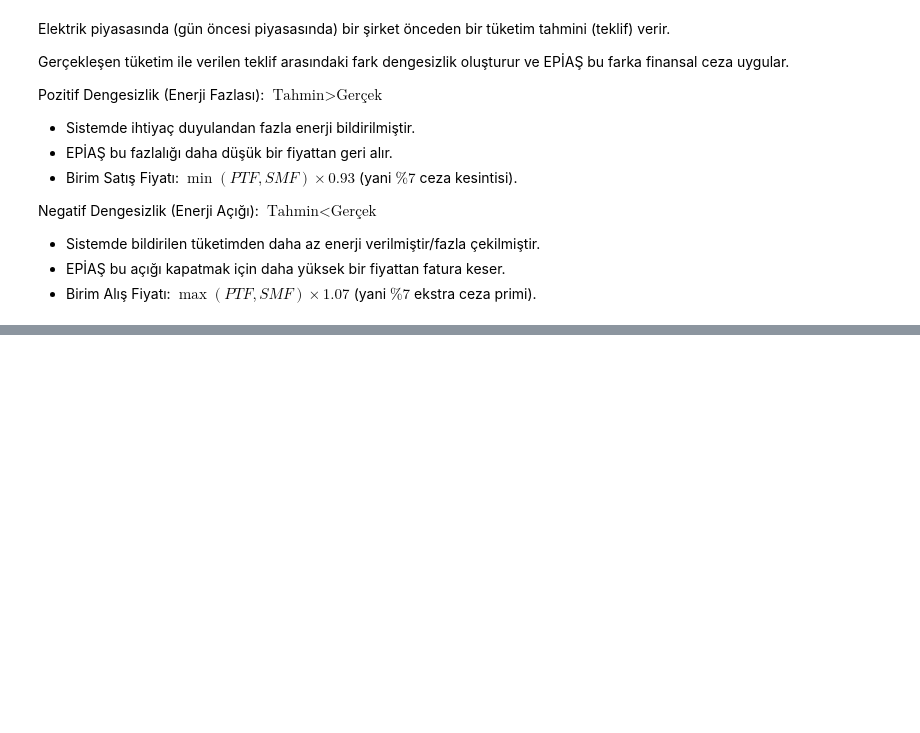
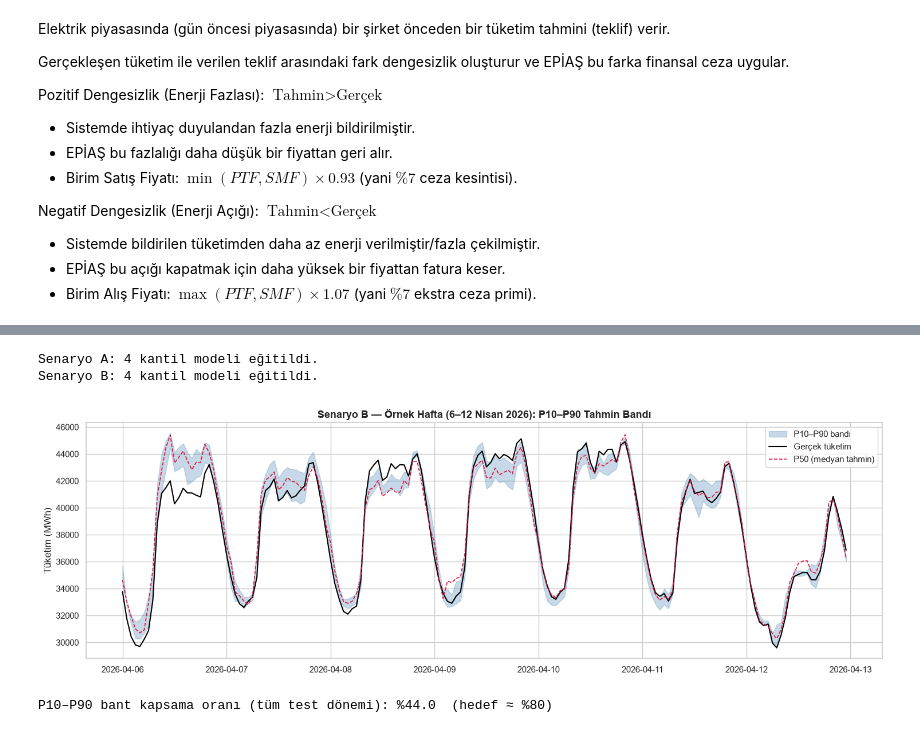
Before and after one commit to mcaglarilkay/epias-tuketim-tahmini, a Jupyter notebook: epias_final.ipynb, the cells around one changed output, grey strips where cells are left out. Cells and saved outputs as stored; diff of their text form; code cells hidden in the pictures; blank space fills up the shorter version.

```diff
--- a/epias_final.ipynb
+++ b/epias_final.ipynb
@@ -1916,0 +1836,44 @@ Optimizasyon İle Ekstra Kazanç / Tasarruf: 98,717,140.96 TL
+# %%
+# Faz 10: Kantil LightGBM modelleri — 2 senaryo × 4 kantil (tüm 2025'te eğitim, test tahmini)
+kantil_seviyeleri = [0.10, 0.50, 0.90, tau_q]
+kantil_test_tahmin = {'A': {}, 'B': {}}
+
+senaryo_matrisleri = {'A': (X_train, X_test), 'B': (X_train_b, X_test_b)}
+for senaryo, (X_egitim, X_hedef) in senaryo_matrisleri.items():
+    for q in kantil_seviyeleri:
+        kantil_model = lgb.LGBMRegressor(objective='quantile', alpha=q,
+                                         **random_search.best_params_,
+                                         random_state=42, n_jobs=-1, verbose=-1, subsample_freq=1)
+        kantil_model.fit(X_egitim, y_train)
+        kantil_test_tahmin[senaryo][q] = kantil_model.predict(X_hedef)
+    print(f"Senaryo {senaryo}: {len(kantil_seviyeleri)} kantil modeli eğitildi.")
+# %% [output]
+Senaryo A: 4 kantil modeli eğitildi.
+Senaryo B: 4 kantil modeli eğitildi.
+# %%
+# Faz 10: Senaryo B — örnek hafta P10-P90 bant grafiği ve kapsama oranı
+p10_b = kantil_test_tahmin['B'][0.10]
+p90_b = kantil_test_tahmin['B'][0.90]
+
+kapsama_orani = ((y_test.values >= p10_b) & (y_test.values <= p90_b)).mean()
+
+hafta_maske = ((df_test_['Tarih_Saat'] >= '2026-04-06') & (df_test_['Tarih_Saat'] < '2026-04-13')).values
+hafta_ts = df_test_['Tarih_Saat'].values[hafta_maske]
+
+plt.figure(figsize=(15, 5))
+plt.fill_between(hafta_ts, p10_b[hafta_maske], p90_b[hafta_maske],
+                 alpha=0.3, color='steelblue', label='P10–P90 bandı')
+plt.plot(hafta_ts, y_test.values[hafta_maske], color='black', linewidth=1.5, label='Gerçek tüketim')
+plt.plot(hafta_ts, kantil_test_tahmin['B'][0.50][hafta_maske], color='crimson',
+         linestyle='--', linewidth=1.2, label='P50 (medyan tahmin)')
+plt.title('Senaryo B — Örnek Hafta (6–12 Nisan 2026): P10–P90 Tahmin Bandı',
+          fontsize=13, fontweight='bold')
+plt.ylabel('Tüketim (MWh)')
+plt.legend(loc='upper right')
+plt.tight_layout()
+plt.show()
+
+print(f"P10–P90 bant kapsama oranı (tüm test dönemi): %{kapsama_orani*100:.1f}  (hedef ≈ %80)")
+# %% [output]
+[figure, added]
+P10–P90 bant kapsama oranı (tüm test dönemi): %44.0  (hedef ≈ %80)
```
Also changed, not shown: parts of 32 cells of this notebook.
